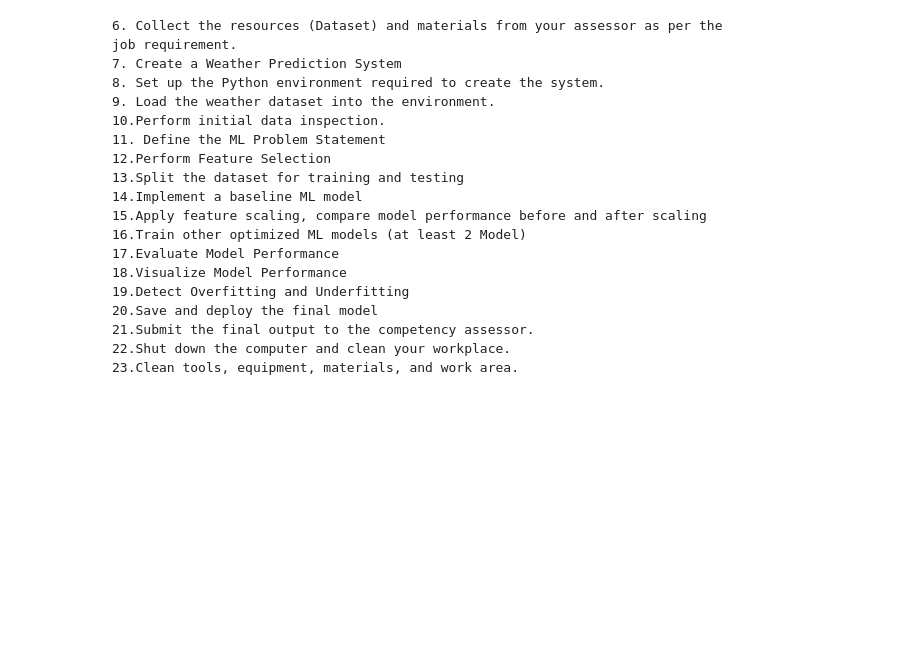
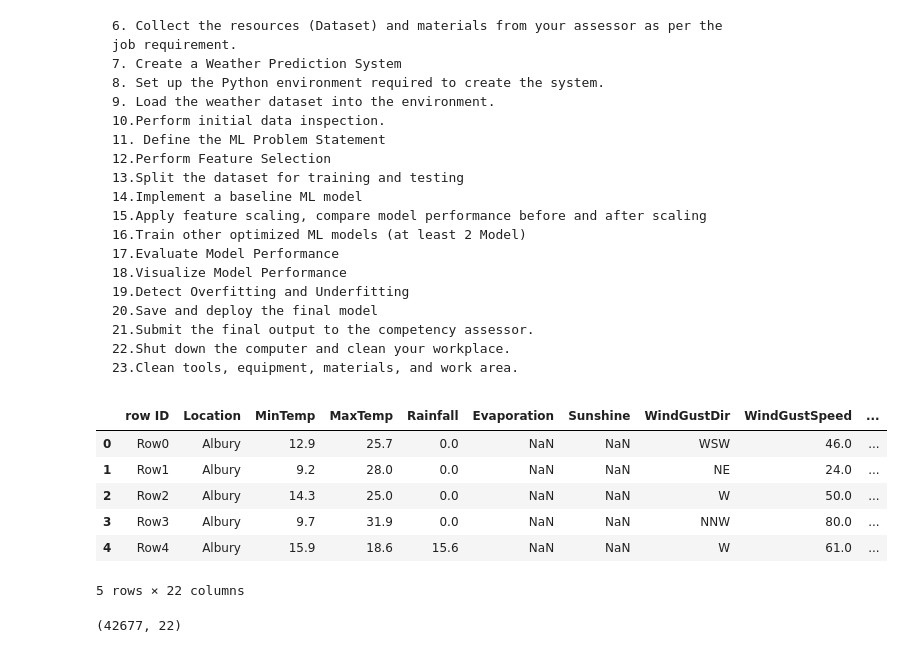
Before and after one commit to RHM-Romim/NSDA-Level6_tasks, a Jupyter notebook: Set1_job2_Weather Prediction System.ipynb, the cells around one changed output. Drawn from its saved outputs; the diff is of its cells as text; code cells hidden in the pictures; blank space fills up the shorter version.

```diff
--- a/Set1_job2_Weather Prediction System.ipynb
+++ b/Set1_job2_Weather Prediction System.ipynb
@@ -33,0 +41,14 @@ job requirement.
+# %%
+df.head()
+# %% [output]
+|  | row ID | Location | MinTemp | MaxTemp | Rainfall | Evaporation | Sunshine | WindGustDir | WindGustSpeed | ... |
+| 0 | Row0 | Albury | 12.9 | 25.7 | 0.0 | NaN | NaN | WSW | 46.0 | ... |
+| 1 | Row1 | Albury | 9.2 | 28.0 | 0.0 | NaN | NaN | NE | 24.0 | ... |
+| 2 | Row2 | Albury | 14.3 | 25.0 | 0.0 | NaN | NaN | W | 50.0 | ... |
+| 3 | Row3 | Albury | 9.7 | 31.9 | 0.0 | NaN | NaN | NNW | 80.0 | ... |
+| 4 | Row4 | Albury | 15.9 | 18.6 | 15.6 | NaN | NaN | W | 61.0 | ... |
+5 rows × 22 columns
+# %%
+df.shape
+# %% [output]
+(42677, 22)
```
Also changed, not shown: parts of 49 cells of this notebook.
